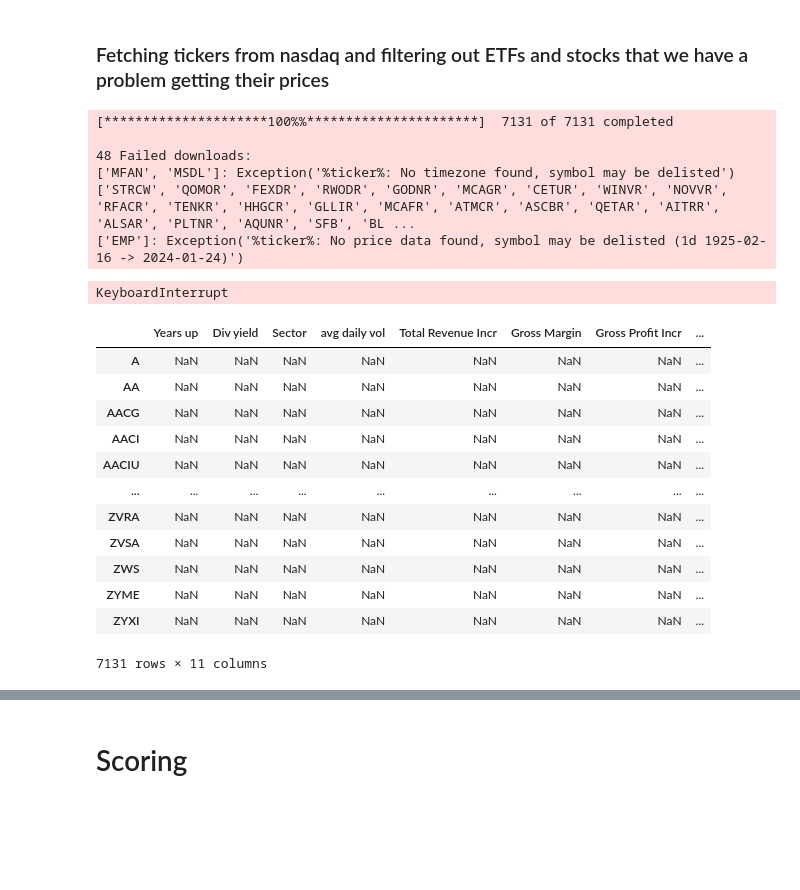
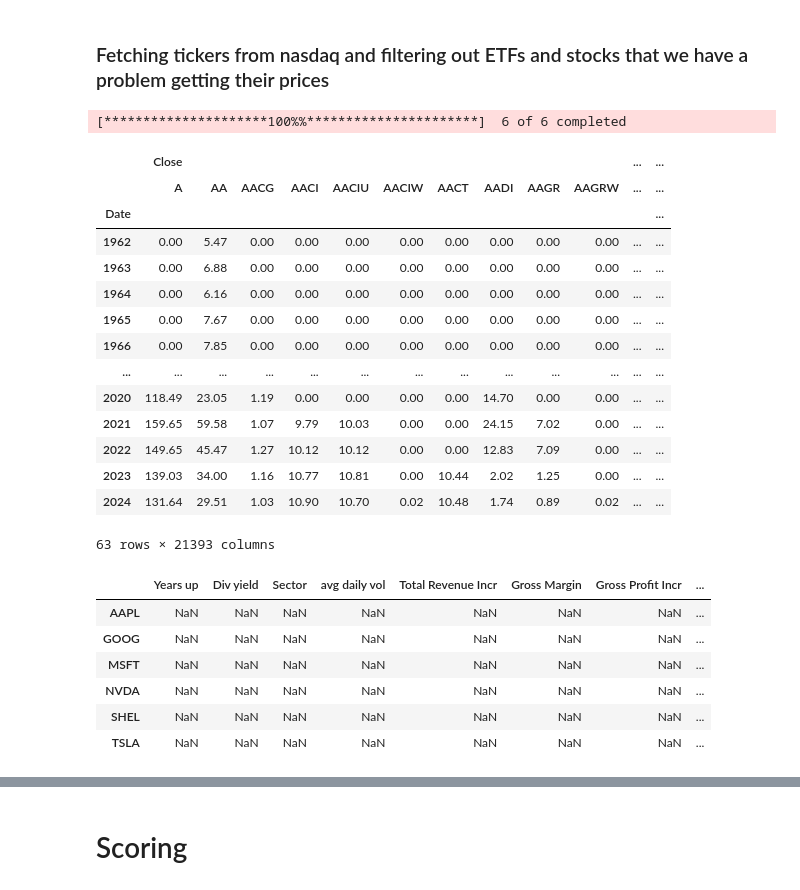
Before and after one commit to Idanq1/Stocks-Strategies, a Jupyter notebook: Investing/Checklist.ipynb, the cells around one changed output, grey strips where cells are left out. Drawn from its saved outputs; the diff is of its cells as text; code cells hidden in the pictures; blank space fills up the shorter version.

```diff
--- a/Investing/Checklist.ipynb
+++ b/Investing/Checklist.ipynb
@@ -6,11 +6,10 @@ import matplotlib.pyplot as plt
 import yfinance as yf
 import pandas as pd
 import numpy as np
-import pyautogui
 import math
 import time
 
-pd.options.display.float_format = '{:,.2f}'.format
+pd.options.display.float_format = '{:,.3f}'.format
 # %% [markdown]
 # Download data
 # %% [markdown]
@@ -30,29 +29,20 @@ def get_data(tickers_list, p="max"):
     return yf.download(tickers_list, period=p, interval="1d")
 # %%
 tickers = get_all_tickers()
-# tickers = ["TSLA", "AAPL", "MSFT", "NVDA", "GOOG", "AACI"]
+tickers = ["TSLA", "AAPL", "MSFT", "NVDA", "GOOG", "SHEL"]
 data = get_data(tickers)
 # %% [output]
-[*********************100%%**********************]  7131 of 7131 completed
-
-48 Failed downloads:
-['MFAN', 'MSDL']: Exception('%ticker%: No timezone found, symbol may be delisted')
-['STRCW', 'QOMOR', 'FEXDR', 'RWODR', 'GODNR', 'MCAGR', 'CETUR', 'WINVR', 'NOVVR', 'RFACR', 'TENKR', 'HHGCR', 'GLLIR', 'MCAFR', 'ATMCR', 'ASCBR', 'QETAR', 'AITRR', 'ALSAR', 'PLTNR', 'AQUNR', 'SFB', 'BL ...
-['EMP']: Exception('%ticker%: No price data found, symbol may be delisted (1d 1925-02-16 -> 2024-01-24)')
+[*********************100%%**********************]  6 of 6 completed
-# %%
-data.to_csv("Downloaded Stocks 2401.csv")
-# %% [output]
-KeyboardInterrupt
 # %%
 data_cop = data.copy()
 # %%
 new_df = pd.DataFrame(index=data_cop.index.year.unique(), columns=data_cop.columns)
 new_df.drop("Adj Close", axis=1, level=0, inplace=True)
+new_df.drop("Low", axis=1, level=0, inplace=True)
+new_df.drop("High", axis=1, level=0, inplace=True)
+new_df.drop("Open", axis=1, level=0, inplace=True)
 new_df["Volume"] = data_cop["Volume"].groupby(data_cop.index.year).mean()
 new_df["Close"] = data_cop["Close"].groupby(data_cop.index.year).last()
-new_df["Open"] = data_cop["Open"].groupby(data_cop.index.year).first()
-new_df["High"] = data_cop["High"].groupby(data_cop.index.year).max()
-new_df["Low"] = data_cop["Low"].groupby(data_cop.index.year).min()
 for stock in new_df["Close"].columns:
     new_df["Change", stock] = np.nan
 new_df["Change"] = new_df.xs("Close", axis=1, level=0).pct_change() * 100
@@ -59,19 +51,31 @@ new_df["Change"] = new_df.xs("Close", axis=1, level=0).pct_change() * 100
+# %%
+df_from_csv = pd.read_csv("Downloaded Stocks 2401.csv", header=[0, 1], index_col=0)
+# %% [output]
+|  | Close |  |  |  |  |  |  |  |  |  | ... | ... |
+|  | A | AA | AACG | AACI | AACIU | AACIW | AACT | AADI | AAGR | AAGRW | ... | ... |
+| Date |  |  |  |  |  |  |  |  |  |  |  | ... |
+| 1962 | 0.00 | 5.47 | 0.00 | 0.00 | 0.00 | 0.00 | 0.00 | 0.00 | 0.00 | 0.00 | ... | ... |
+| 1963 | 0.00 | 6.88 | 0.00 | 0.00 | 0.00 | 0.00 | 0.00 | 0.00 | 0.00 | 0.00 | ... | ... |
+| 1964 | 0.00 | 6.16 | 0.00 | 0.00 | 0.00 | 0.00 | 0.00 | 0.00 | 0.00 | 0.00 | ... | ... |
+| 1965 | 0.00 | 7.67 | 0.00 | 0.00 | 0.00 | 0.00 | 0.00 | 0.00 | 0.00 | 0.00 | ... | ... |
+| 1966 | 0.00 | 7.85 | 0.00 | 0.00 | 0.00 | 0.00 | 0.00 | 0.00 | 0.00 | 0.00 | ... | ... |
+| ... | ... | ... | ... | ... | ... | ... | ... | ... | ... | ... | ... | ... |
+| 2020 | 118.49 | 23.05 | 1.19 | 0.00 | 0.00 | 0.00 | 0.00 | 14.70 | 0.00 | 0.00 | ... | ... |
+| 2021 | 159.65 | 59.58 | 1.07 | 9.79 | 10.03 | 0.00 | 0.00 | 24.15 | 7.02 | 0.00 | ... | ... |
+| 2022 | 149.65 | 45.47 | 1.27 | 10.12 | 10.12 | 0.00 | 0.00 | 12.83 | 7.09 | 0.00 | ... | ... |
+| 2023 | 139.03 | 34.00 | 1.16 | 10.77 | 10.81 | 0.00 | 10.44 | 2.02 | 1.25 | 0.00 | ... | ... |
+| 2024 | 131.64 | 29.51 | 1.03 | 10.90 | 10.70 | 0.02 | 10.48 | 1.74 | 0.89 | 0.02 | ... | ... |
+63 rows × 21393 columns
 # %%
-stocks_checklist = pd.DataFrame(index=new_df["Close"].columns, columns=["Years up", "Div yield", "Sector", "avg daily vol", "Total Revenue Incr", "Gross Margin", "Gross Profit Incr", "Trading years", "Market cap", "EPS", "P/E"])
+stocks_checklist = pd.DataFrame(index=new_df["Close"].columns, columns=["Years up", "Div yield", "Sector", "avg daily vol", "Total Revenue Incr", "Gross Margin", "Gross Profit Incr", "Trading years", "Market cap", "EPS", "P/E", "Mean change"])
 
 stocks_checklist
 # %% [output]
 |  | Years up | Div yield | Sector | avg daily vol | Total Revenue Incr | Gross Margin | Gross Profit Incr | ... |
-| A | NaN | NaN | NaN | NaN | NaN | NaN | NaN | ... |
-| AA | NaN | NaN | NaN | NaN | NaN | NaN | NaN | ... |
-| AACG | NaN | NaN | NaN | NaN | NaN | NaN | NaN | ... |
-| AACI | NaN | NaN | NaN | NaN | NaN | NaN | NaN | ... |
-| AACIU | NaN | NaN | NaN | NaN | NaN | NaN | NaN | ... |
-| ... | ... | ... | ... | ... | ... | ... | ... | ... |
-| ZVRA | NaN | NaN | NaN | NaN | NaN | NaN | NaN | ... |
-| ZVSA | NaN | NaN | NaN | NaN | NaN | NaN | NaN | ... |
-| ZWS | NaN | NaN | NaN | NaN | NaN | NaN | NaN | ... |
-| ZYME | NaN | NaN | NaN | NaN | NaN | NaN | NaN | ... |
-| ZYXI | NaN | NaN | NaN | NaN | NaN | NaN | NaN | ... |
+| AAPL | NaN | NaN | NaN | NaN | NaN | NaN | NaN | ... |
+| GOOG | NaN | NaN | NaN | NaN | NaN | NaN | NaN | ... |
+| MSFT | NaN | NaN | NaN | NaN | NaN | NaN | NaN | ... |
+| NVDA | NaN | NaN | NaN | NaN | NaN | NaN | NaN | ... |
+| SHEL | NaN | NaN | NaN | NaN | NaN | NaN | NaN | ... |
+| TSLA | NaN | NaN | NaN | NaN | NaN | NaN | NaN | ... |
-7131 rows × 11 columns
 # %%
```
Also changed, not shown: parts of 29 cells of this notebook, 5 other files.
